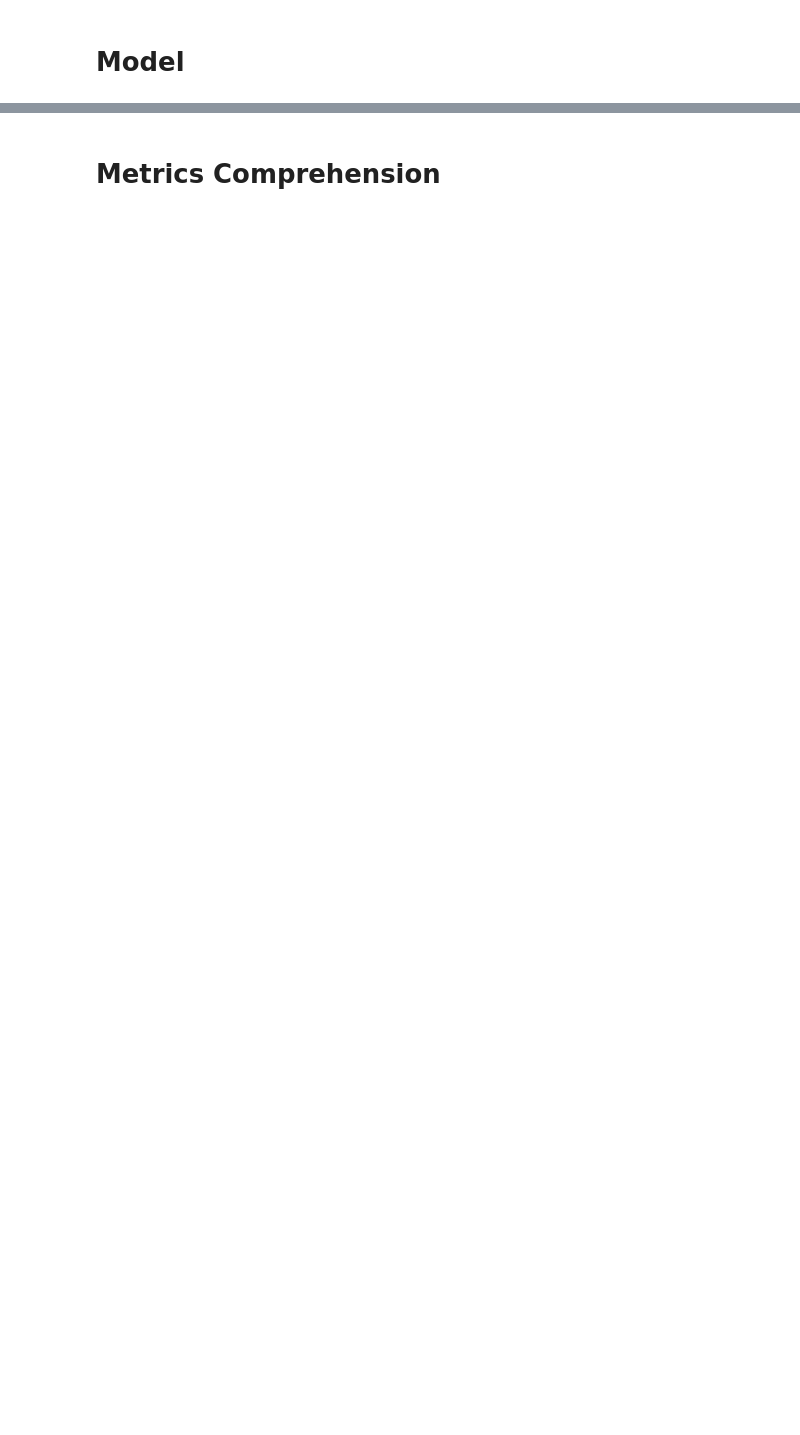
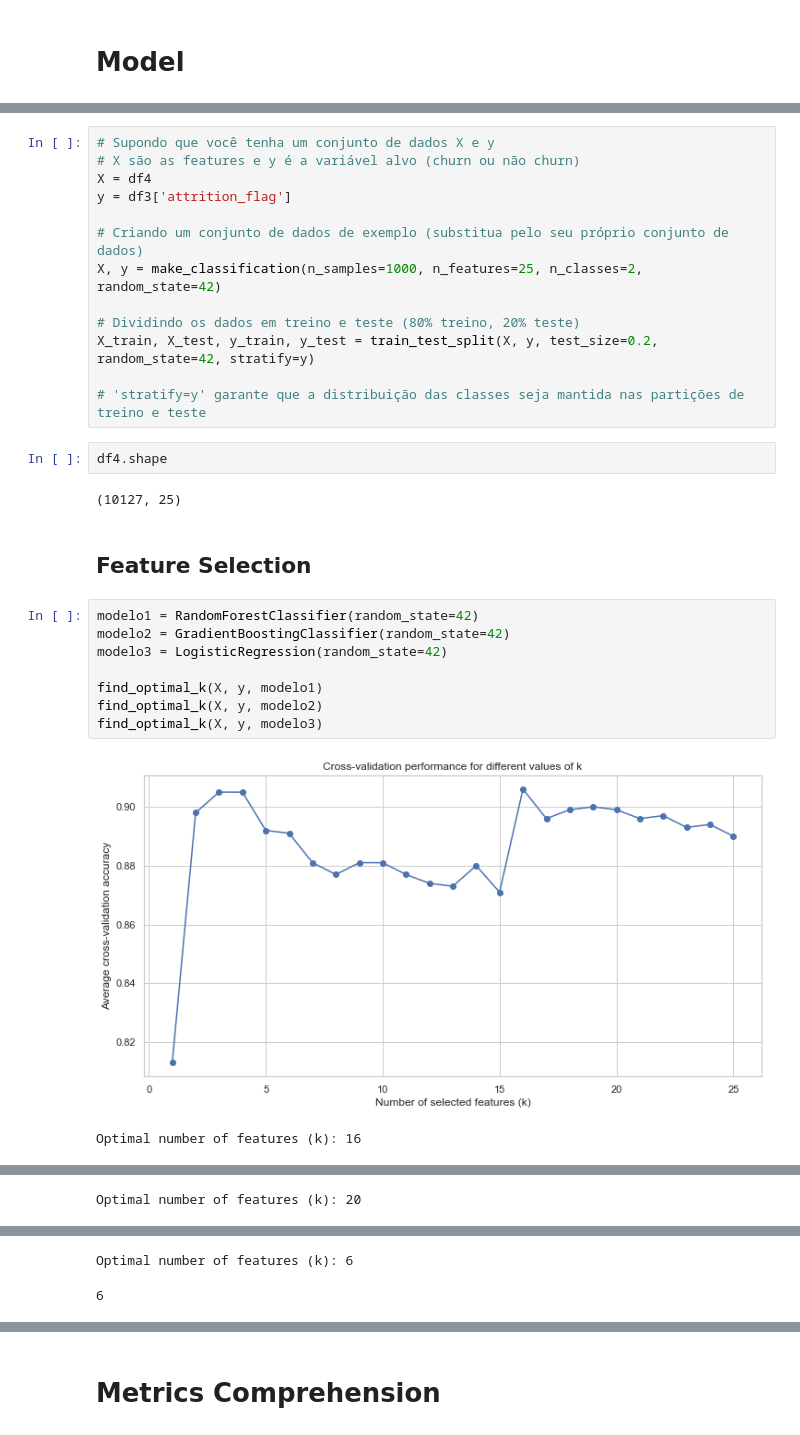
Before and after one commit to leonardoccarv/ChurnBankDetection, a Jupyter notebook: ChurnBankDetection.ipynb, the cells around one changed output, grey strips where cells are left out. Saved outputs shown, nothing was run; the diff lists cells and outputs as text; blank space fills up the shorter version.

Commit message:
feature selection and model

```diff
--- a/ChurnBankDetection.ipynb
+++ b/ChurnBankDetection.ipynb
@@ -595,0 +688,30 @@ sns.heatmap(df1.corr(method='pearson'), annot=True, linewidths=.5);
+# %%
+# Supondo que você tenha um conjunto de dados X e y
+# X são as features e y é a variável alvo (churn ou não churn)
+X = df4
+y = df3['attrition_flag']
+
+# Criando um conjunto de dados de exemplo (substitua pelo seu próprio conjunto de dados)
+X, y = make_classification(n_samples=1000, n_features=25, n_classes=2, random_state=42)
+
+# Dividindo os dados em treino e teste (80% treino, 20% teste)
+X_train, X_test, y_train, y_test = train_test_split(X, y, test_size=0.2, random_state=42, stratify=y)
+
+# 'stratify=y' garante que a distribuição das classes seja mantida nas partições de treino e teste
+# %%
+df4.shape
+# %% [output]
+(10127, 25)
+# %% [markdown]
+## Feature Selection
+# %%
+modelo1 = RandomForestClassifier(random_state=42)
+modelo2 = GradientBoostingClassifier(random_state=42)
+modelo3 = LogisticRegression(random_state=42)
+
+find_optimal_k(X, y, modelo1)
+find_optimal_k(X, y, modelo2)
+find_optimal_k(X, y, modelo3)
+# %% [output]
+[figure, added]
+Optimal number of features (k): 16
@@ -595,0 +719 @@ sns.heatmap(df1.corr(method='pearson'), annot=True, linewidths=.5);
+Optimal number of features (k): 20
@@ -595,0 +721,2 @@ sns.heatmap(df1.corr(method='pearson'), annot=True, linewidths=.5);
+Optimal number of features (k): 6
+6
```
Also changed, not shown: parts of 23 cells of this notebook.
